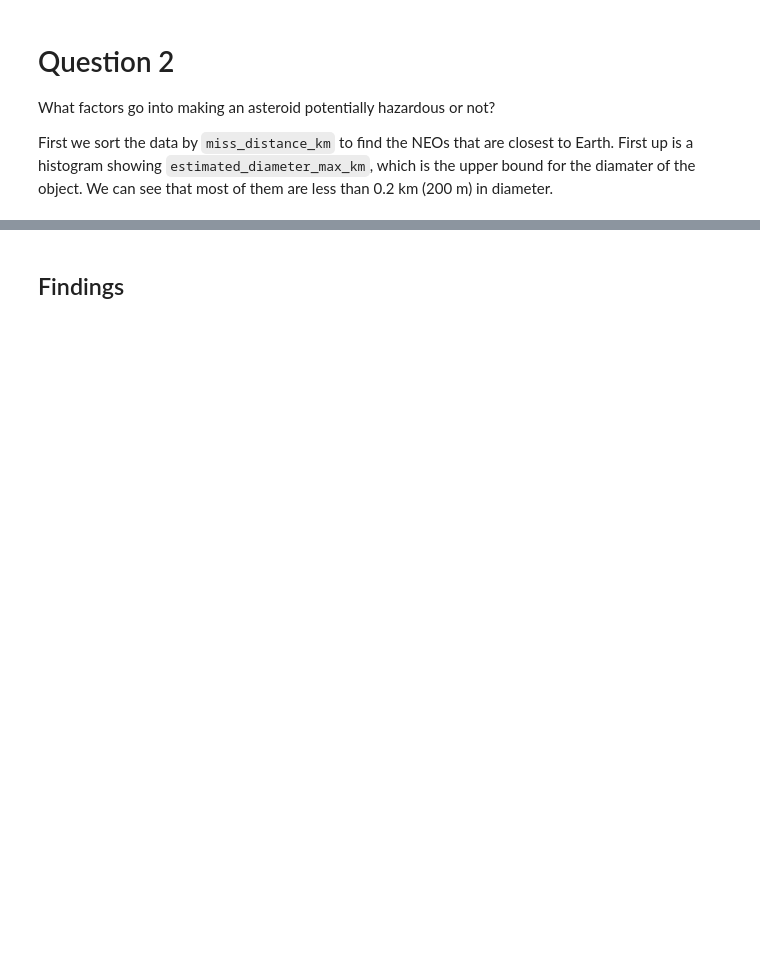
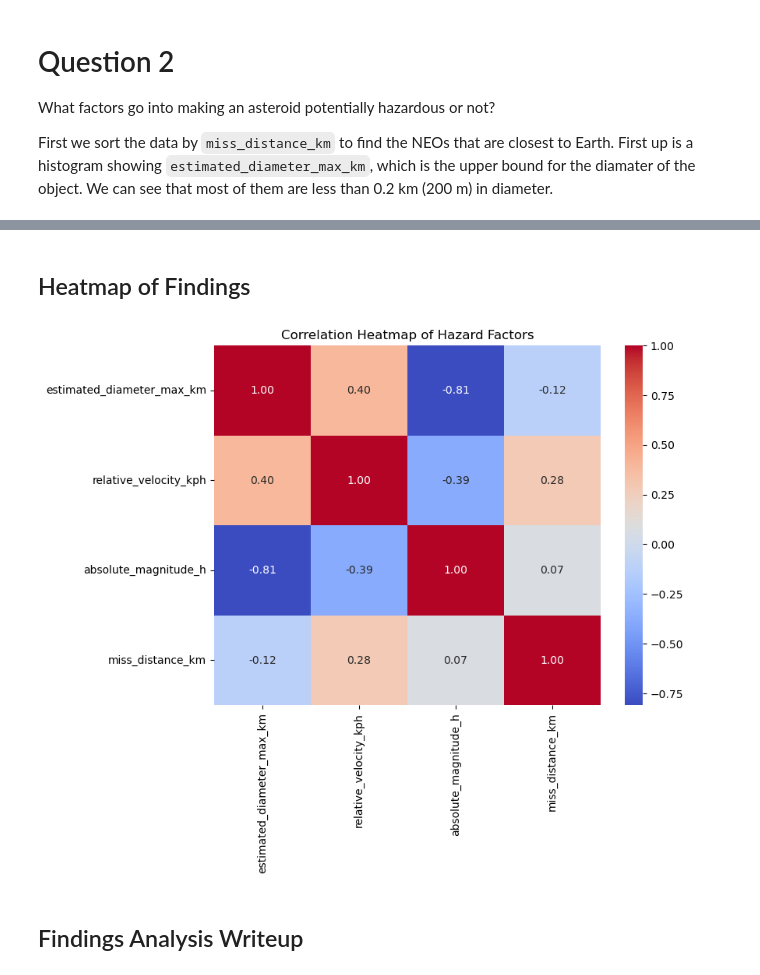
Before and after one commit to blobinaticuber/301-space-traffic-control, a Jupyter notebook: python/q2.ipynb, the cells around one changed output, grey strips where cells are left out. Cells and saved outputs as stored; diff of their text form; code cells hidden in the pictures; blank space fills up the shorter version.

```diff
--- a/python/q2.ipynb
+++ b/python/q2.ipynb
@@ -117,2 +130,18 @@ Result: There is a statistically significant relationship.
+# %% [markdown]
+## Heatmap of Findings
+# %%
+#Correction Matrix
+import seaborn as sns
+
+# Select the numeric columns relevant to Question 2
+cols_to_check = ['estimated_diameter_max_km', 'relative_velocity_kph', 'absolute_magnitude_h', 'miss_distance_km']
+correlation_matrix = df_clean[cols_to_check].corr()
+
+plt.figure(figsize=(8, 6))
+sns.heatmap(correlation_matrix, annot=True, cmap='coolwarm', fmt=".2f")
+plt.title("Correlation Heatmap of Hazard Factors")
+plt.show()
+# %% [output]
+[figure, added]
 # %% [markdown]
-## Findings
+## Findings Analysis Writeup
```
Also changed, not shown: parts of 3 cells of this notebook.
